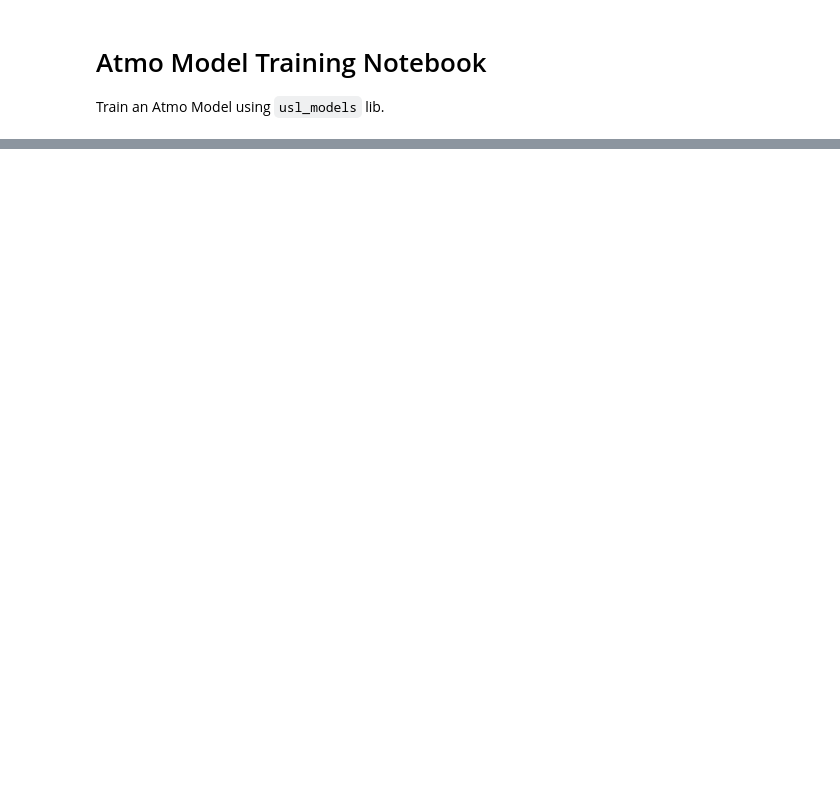
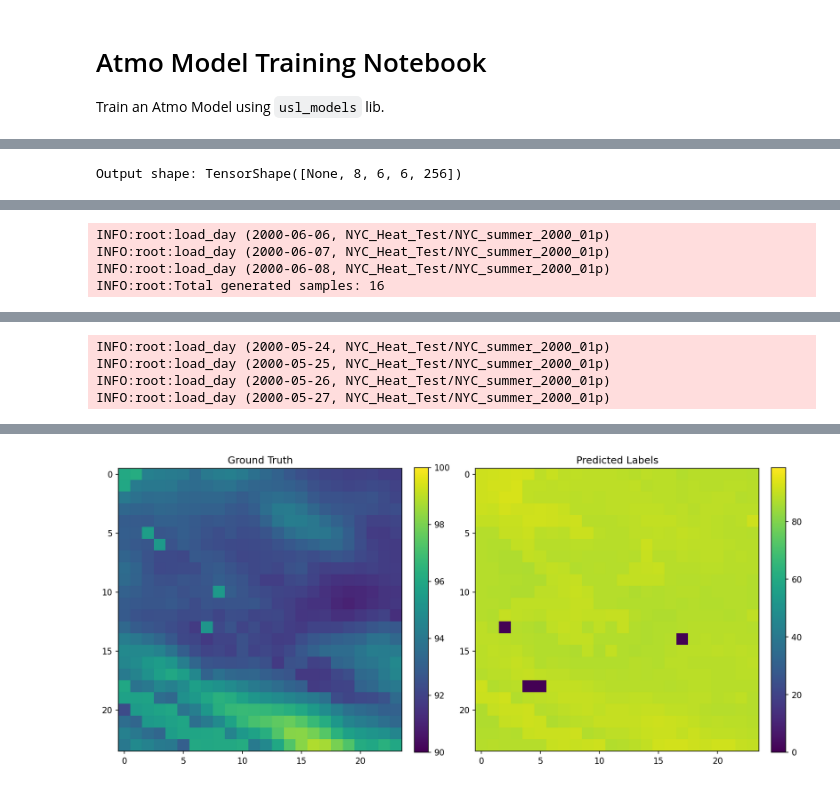
Before and after one commit to UrbanSystemsLab/climateiq-cnn, a Jupyter notebook: usl_models/notebooks/train_atmo_model.ipynb, the cells around one changed output, grey strips where cells are left out. Drawn from its saved outputs; the diff is of its cells as text; code cells hidden in the pictures; blank space fills up the shorter version.

Commit message:
update the training notebook

```diff
--- a/usl_models/notebooks/train_atmo_model.ipynb
+++ b/usl_models/notebooks/train_atmo_model.ipynb
@@ -67,19 +73 @@ val_ds = dataset.load_fake_dataset(
-# %%
-train_frac = 0.8
-
-# Create training dataset with fused spatiotemporal data
-train_ds = dataset.load_dataset(
-    data_bucket_name=data_bucket_name,
-    label_bucket_name=label_bucket_name,
-    sim_names=sim_names,
-    hash_range=(0.0, train_frac),
-).batch(batch_size=batch_size)
-
-# Create validation dataset with fused spatiotemporal data
-val_ds = dataset.load_dataset(
-    data_bucket_name=data_bucket_name,
-    label_bucket_name=label_bucket_name,
-    sim_names=sim_names,
-    hash_range=(train_frac, 1.0),
-).batch(batch_size=batch_size)
 # %%
@@ -106,3 +96,3 @@ print(log_dir)
 # %%
 # Train the model
-model.fit( train_ds, val_ds, epochs=500, callbacks=[tb_callback])
+model.fit( train_ds, val_ds, epochs=150, callbacks=[tb_callback])
@@ -108,0 +134,50 @@ model.fit( train_ds, val_ds, epochs=500, callbacks=[tb_callback])
+# %%
+import numpy as np
+import matplotlib.pyplot as plt
+
+# Get predictions from the validation set
+predictions = model._model.predict(val_ds)  # Use the underlying Keras model
+
+# Assuming the structure of val_ds returns (input_data, ground_truth)
+for input_data, ground_truth in val_ds.take(1):  # Taking just one batch from val_ds
+    # Get predicted labels
+    predicted_labels = model._model.predict(input_data)
+
+    # Compute shared vmin and vmax for consistent color range
+    vmin = min(
+        np.min(ground_truth[:, 0, :, :, 0]),
+        np.min(predicted_labels[:, 0, :, :, 0])
+    )
+    vmax = max(
+        np.max(ground_truth[:, 0, :, :, 0]),
+        np.max(predicted_labels[:, 0, :, :, 0])
+    )
+
+    # Visualize the first sample
+    fig, axes = plt.subplots(1, 2, figsize=(12, 6), dpi=150)  # Higher DPI for quality
+
+    # Ground Truth Visualization
+    img1 = axes[0].imshow(
+        ground_truth[0, 0, :, :, 0],
+        cmap='viridis',
+        vmin=90,
+        vmax=100
+    )
+    axes[0].set_title('Ground Truth')
+    plt.colorbar(img1, ax=axes[0], fraction=0.046, pad=0.04)
+
+    # Prediction Visualization
+    img2 = axes[1].imshow(
+        predicted_labels[0, 0, :, :, 0],
+        cmap='viridis',
+        vmin=vmin,
+        vmax=vmax
+    )
+    axes[1].set_title('Predicted Labels')
+    plt.colorbar(img2, ax=axes[1], fraction=0.046, pad=0.04)
+
+    plt.tight_layout()
+    plt.show()
+    break  # Break after visualizing one batch
+# %% [output]
+Output shape: TensorShape([None, 8, 6, 6, 256])
@@ -108,0 +200,4 @@ model.fit( train_ds, val_ds, epochs=500, callbacks=[tb_callback])
+INFO:root:load_day (2000-06-06, NYC_Heat_Test/NYC_summer_2000_01p)
+INFO:root:load_day (2000-06-07, NYC_Heat_Test/NYC_summer_2000_01p)
+INFO:root:load_day (2000-06-08, NYC_Heat_Test/NYC_summer_2000_01p)
+INFO:root:Total generated samples: 16
@@ -108,0 +207,4 @@ model.fit( train_ds, val_ds, epochs=500, callbacks=[tb_callback])
+INFO:root:load_day (2000-05-24, NYC_Heat_Test/NYC_summer_2000_01p)
+INFO:root:load_day (2000-05-25, NYC_Heat_Test/NYC_summer_2000_01p)
+INFO:root:load_day (2000-05-26, NYC_Heat_Test/NYC_summer_2000_01p)
+INFO:root:load_day (2000-05-27, NYC_Heat_Test/NYC_summer_2000_01p)
@@ -109 +213,2 @@ model.fit( train_ds, val_ds, epochs=500, callbacks=[tb_callback])
+[figure, added]
 # %%
```
Also changed, not shown: parts of 16 cells of this notebook, 3 other files.
